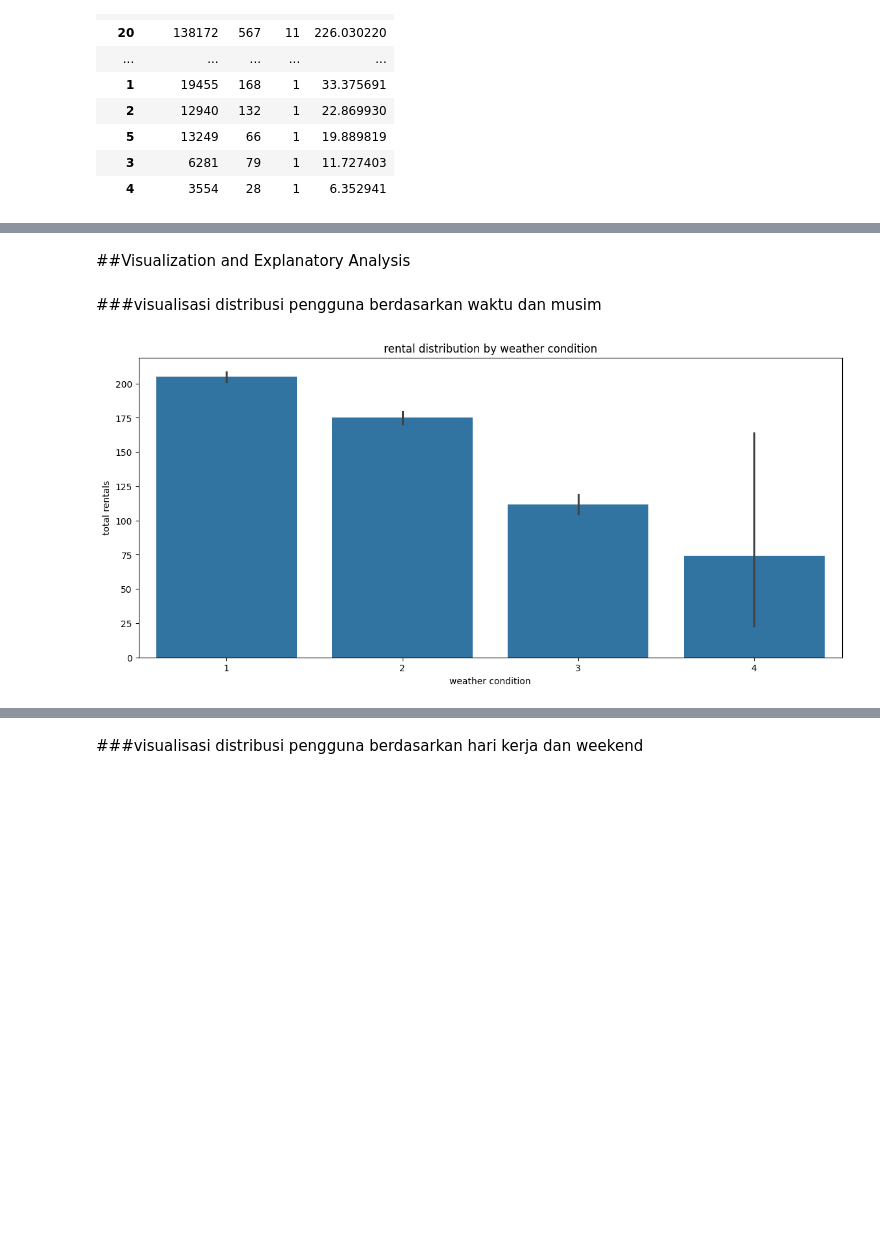
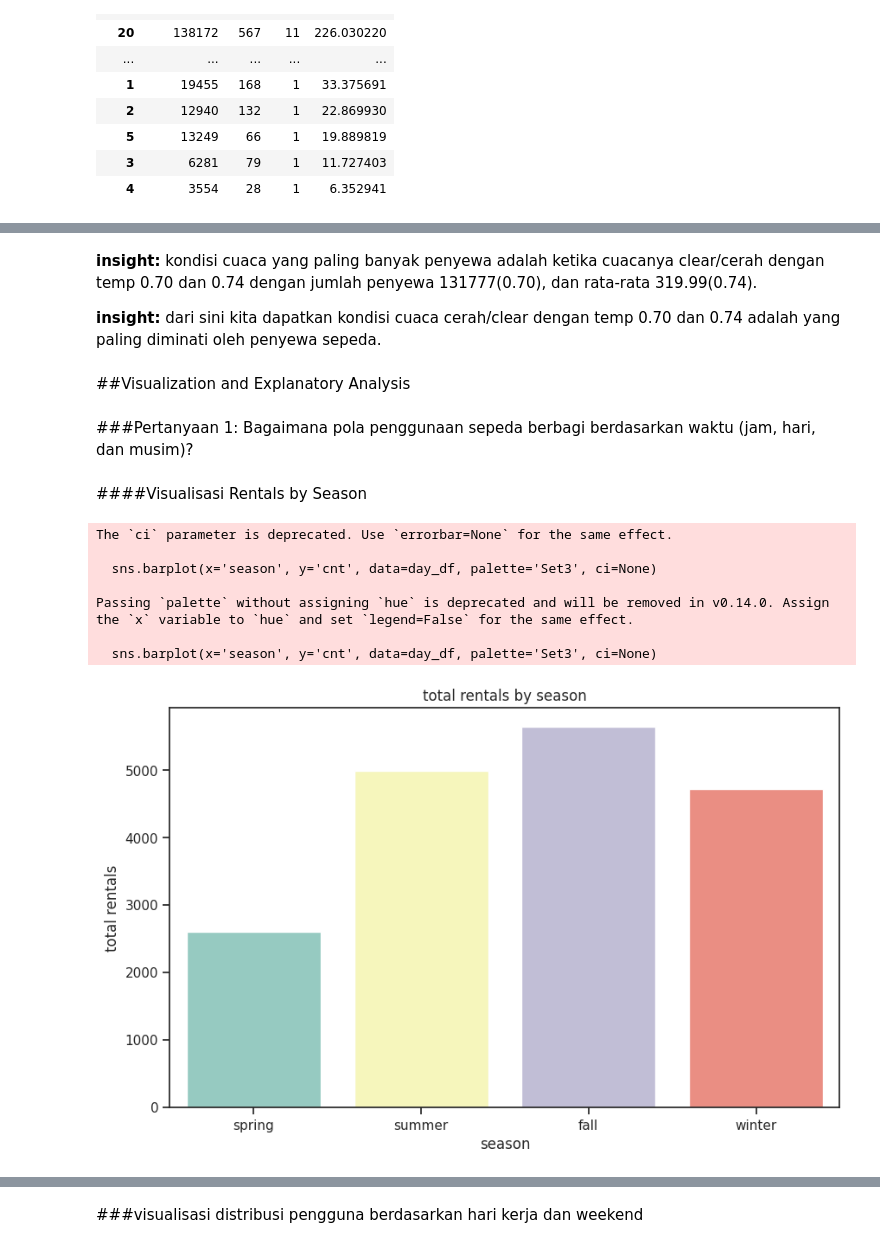
Before and after one commit to noahvlone/Projek-Analisis-Data-dengan-Python, a Jupyter notebook: Bike_Sharing_Analysis.ipynb, the cells around one changed output, grey strips where cells are left out. Drawn from its saved outputs; the diff is of its cells as text; code cells hidden in the pictures; blank space fills up the shorter version.

```diff
--- a/Bike_Sharing_Analysis.ipynb
+++ b/Bike_Sharing_Analysis.ipynb
@@ -18,6 +18,9 @@ import numpy as np
 import pandas as pd
 import matplotlib.pyplot as plt
 import seaborn as sns
+# %%
+pd.set_option('display.max_columns', None)
+sns.set(style="ticks")
 # %% [markdown]
 ## Data Wrangling
 # %% [markdown]
@@ -384,13 +365,27 @@ plt.show()
+# %% [markdown]
+**insight:** kondisi cuaca yang paling banyak penyewa adalah ketika cuacanya clear/cerah dengan temp 0.70 dan 0.74 dengan jumlah penyewa 131777(0.70), dan rata-rata 319.99(0.74).
+
+**insight:** dari sini kita dapatkan kondisi cuaca cerah/clear dengan temp 0.70 dan 0.74 adalah yang paling diminati oleh penyewa sepeda.
 # %% [markdown]
 ##Visualization and Explanatory Analysis
 # %% [markdown]
-###visualisasi distribusi pengguna berdasarkan waktu dan musim
+###Pertanyaan 1: Bagaimana pola penggunaan sepeda berbagi berdasarkan waktu (jam, hari, dan musim)?
+# %% [markdown]
+####Visualisasi Rentals by Season
 # %%
-plt.figure(figsize=(14, 6))
-sns.barplot(x='weathersit', y='cnt', data=hour_df)
-plt.title('rental distribution by weather condition')
-plt.xlabel('weather condition')
+plt.figure(figsize=(10, 6))
+sns.barplot(x='season', y='cnt', data=day_df, palette='Set3', ci=None)
+plt.title('total rentals by season')
+plt.xlabel('season')
+plt.xticks(ticks=range(4), labels=['spring', 'summer', 'fall', 'winter'])
 plt.ylabel('total rentals')
 plt.show()
 # %% [output]
+The `ci` parameter is deprecated. Use `errorbar=None` for the same effect.
+
+  sns.barplot(x='season', y='cnt', data=day_df, palette='Set3', ci=None)
+
+Passing `palette` without assigning `hue` is deprecated and will be removed in v0.14.0. Assign the `x` variable to `hue` and set `legend=False` for the same effect.
+
+  sns.barplot(x='season', y='cnt', data=day_df, palette='Set3', ci=None)
-[figure, old version]
+[figure, new version]
```
Also changed, not shown: parts of 46 cells of this notebook.
